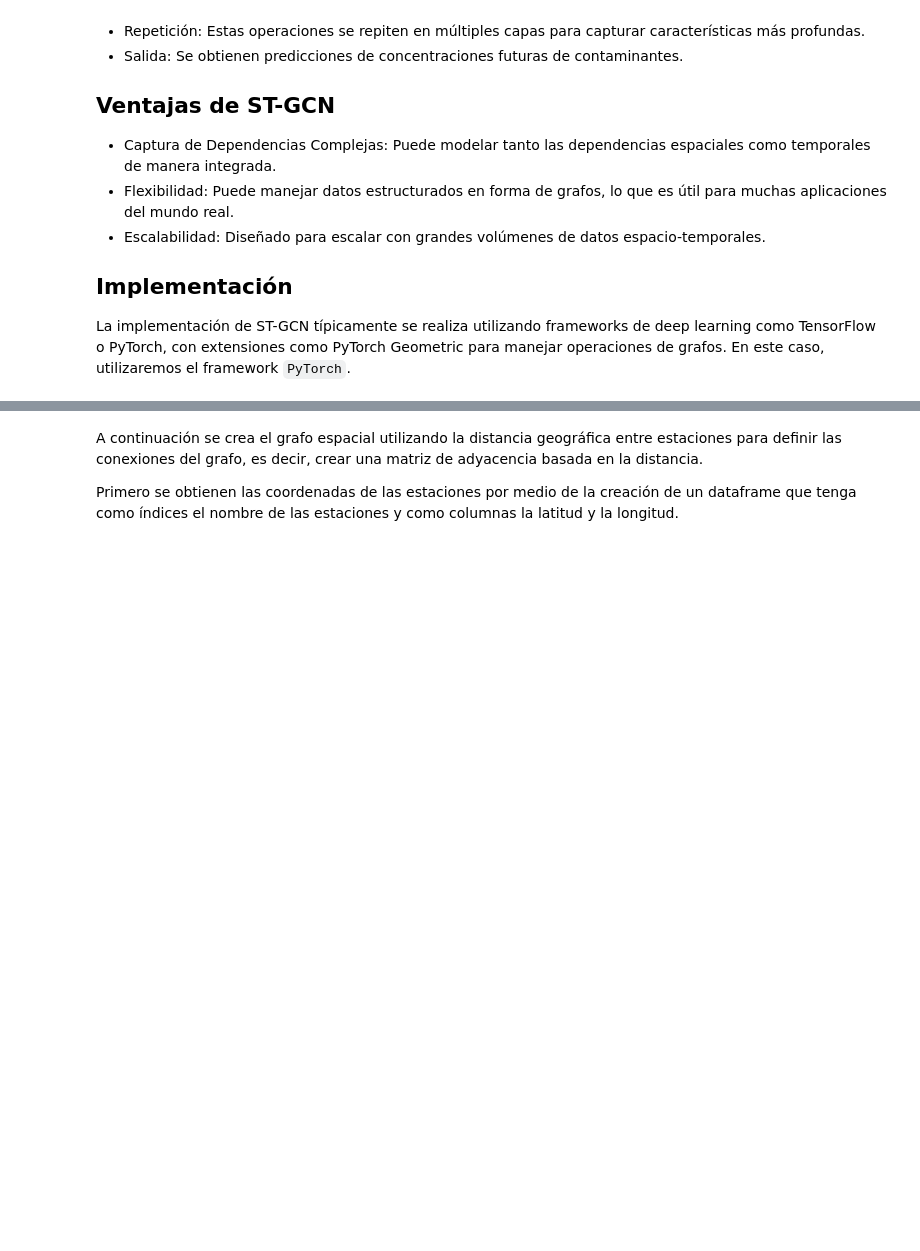
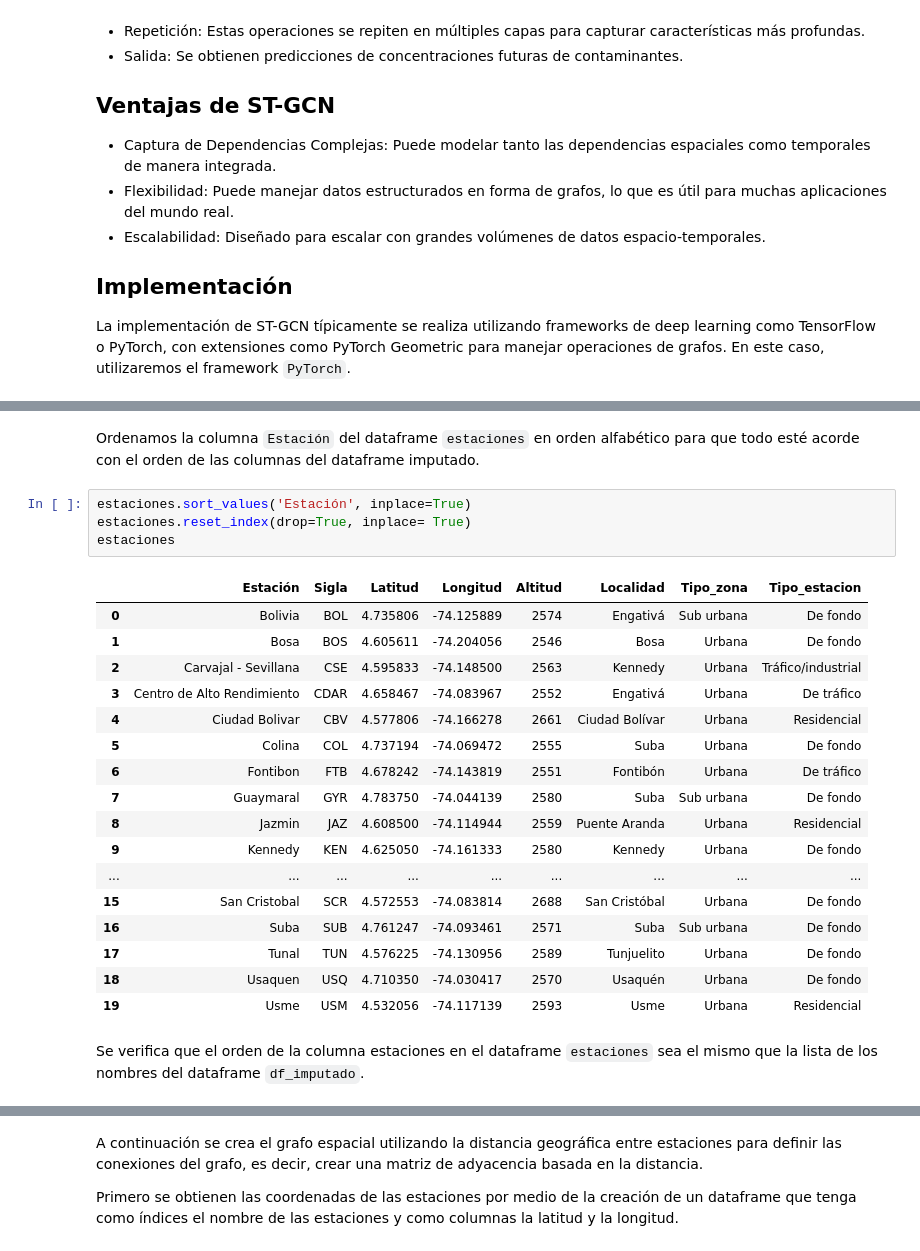
Before and after one commit to Gersonyeye/IAV2-55-final-project, a Jupyter notebook: notebooks/main.ipynb, the cells around one changed output, grey strips where cells are left out. Drawn from its saved outputs; the diff is of its cells as text; blank space fills up the shorter version.

```diff
--- a/notebooks/main.ipynb
+++ b/notebooks/main.ipynb
@@ -698,0 +719,26 @@ Index(['Fecha', 'Bolivia', 'Bosa', 'Carvajal - Sevillana',
+# %% [markdown]
+Ordenamos la columna `Estación` del dataframe `estaciones` en orden alfabético para que todo esté acorde con el orden de las columnas del dataframe imputado.
+# %%
+estaciones.sort_values('Estación', inplace=True)
+estaciones.reset_index(drop=True, inplace= True)
+estaciones
+# %% [output]
+|  | Estación | Sigla | Latitud | Longitud | Altitud | Localidad | Tipo_zona | Tipo_estacion |
+| 0 | Bolivia | BOL | 4.735806 | -74.125889 | 2574 | Engativá | Sub urbana | De fondo |
+| 1 | Bosa | BOS | 4.605611 | -74.204056 | 2546 | Bosa | Urbana | De fondo |
+| 2 | Carvajal - Sevillana | CSE | 4.595833 | -74.148500 | 2563 | Kennedy | Urbana | Tráfico/industrial |
+| 3 | Centro de Alto Rendimiento | CDAR | 4.658467 | -74.083967 | 2552 | Engativá | Urbana | De tráfico |
+| 4 | Ciudad Bolivar | CBV | 4.577806 | -74.166278 | 2661 | Ciudad Bolívar | Urbana | Residencial |
+| 5 | Colina | COL | 4.737194 | -74.069472 | 2555 | Suba | Urbana | De fondo |
+| 6 | Fontibon | FTB | 4.678242 | -74.143819 | 2551 | Fontibón | Urbana | De tráfico |
+| 7 | Guaymaral | GYR | 4.783750 | -74.044139 | 2580 | Suba | Sub urbana | De fondo |
+| 8 | Jazmin | JAZ | 4.608500 | -74.114944 | 2559 | Puente Aranda | Urbana | Residencial |
+| 9 | Kennedy | KEN | 4.625050 | -74.161333 | 2580 | Kennedy | Urbana | De fondo |
+| ... | ... | ... | ... | ... | ... | ... | ... | ... |
+| 15 | San Cristobal | SCR | 4.572553 | -74.083814 | 2688 | San Cristóbal | Urbana | De fondo |
+| 16 | Suba | SUB | 4.761247 | -74.093461 | 2571 | Suba | Sub urbana | De fondo |
+| 17 | Tunal | TUN | 4.576225 | -74.130956 | 2589 | Tunjuelito | Urbana | De fondo |
+| 18 | Usaquen | USQ | 4.710350 | -74.030417 | 2570 | Usaquén | Urbana | De fondo |
+| 19 | Usme | USM | 4.532056 | -74.117139 | 2593 | Usme | Urbana | Residencial |
+# %% [markdown]
+Se verifica que el orden de la columna estaciones en el dataframe `estaciones` sea el mismo que la lista de los nombres del dataframe `df_imputado`.
```
Also changed, not shown: parts of 16 cells of this notebook.
